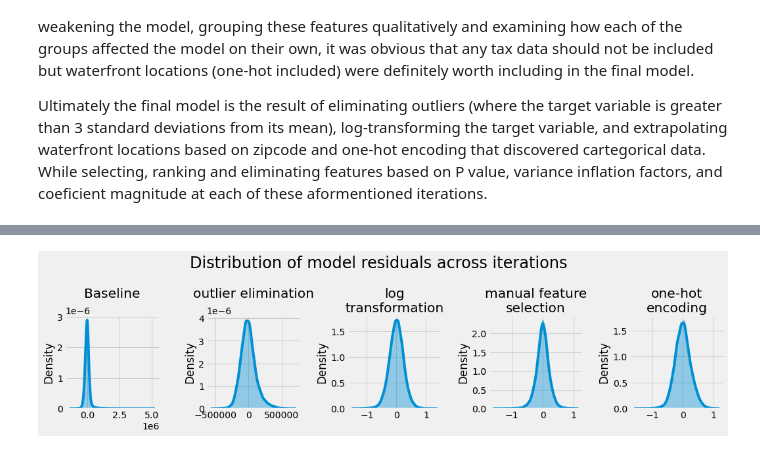
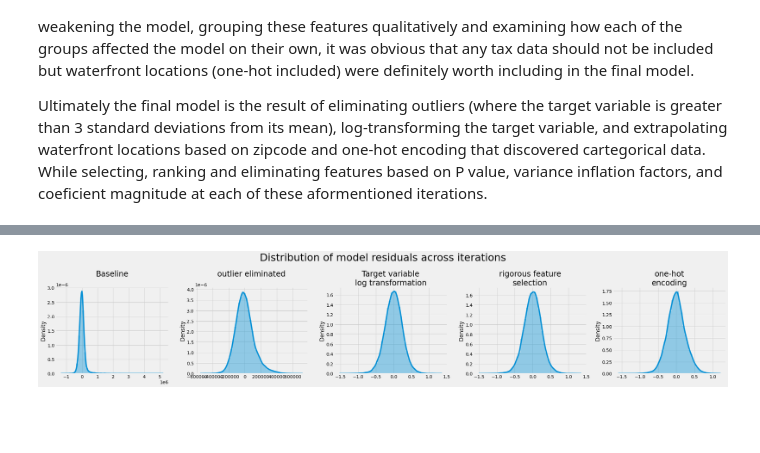
Before and after one commit to Zeth-Abney/Flatiron-school, a Jupyter notebook: phase-2/PROJECT/EDA.ipynb, the cells around one changed output, grey strips where cells are left out. Saved outputs shown, nothing was run; the diff lists cells and outputs as text; code cells hidden in the pictures; blank space fills up the shorter version.

```diff
--- a/phase-2/PROJECT/EDA.ipynb
+++ b/phase-2/PROJECT/EDA.ipynb
@@ -1045,7 +1048,10 @@ Notes:
 strong multicollinearity or other numerical problems.
 # %%
+X_waters['waterfront_loc'] = waterfront_list
+waterfront_dummies = pd.get_dummies(X_waters.waterfront_loc,prefix='waterfront',prefix_sep='_').drop('waterfront_NONE',axis=1)
+
 X_hot_waters = pd.concat([X_waters,waterfront_dummies],axis=1)
-X_hot_waters = X_waters.drop('zipcode',axis=1)
+X_hot_waters = X_hot_waters.drop(['zipcode','waterfront_loc'],axis=1)
 # %%
 stepwise_selections = stepwise_selection(X_hot_waters,y_log,verbose=False)
 X_hot_waters = X_hot_waters[stepwise_selections]
@@ -1339,20 +1440,20 @@ plt.show()
 # %%
 fig, (ax1,ax2,ax3,ax4,ax5) = plt.subplots(1,5)
 
-bs = sns.distplot(base_resid,ax=ax1).set_title('Baseline\n')
+bs = sns.distplot(base_resid,ax=ax1).set_title('Baseline\n',fontsize=24)
 # axes[0,0].set_xlim(-1300000,1300000)
 
-ot = sns.distplot(outlier_model_residual,ax=ax2).set_title('outlier elimination\n')
+ot = sns.distplot(outlier_model_residual,ax=ax2).set_title('outlier eliminated\n',fontsize=24)
 
-lm = sns.distplot(log_model_residuals,ax=ax3).set_title("log\ntransformation")
+lm = sns.distplot(log_model_residuals,ax=ax3).set_title("Target variable\nlog transformation",fontsize=24)
 
-bl = sns.distplot(water_model_residuals,ax=ax4).set_title('manual feature\nselection')
+bl = sns.distplot(water_model_residuals,ax=ax4).set_title('rigorous feature\nselection',fontsize=24)
 
-lm = sns.distplot(hot_water_residuals,ax=ax5).set_title('one-hot\nencoding')
+lm = sns.distplot(hot_water_residuals,ax=ax5).set_title('one-hot\nencoding',fontsize=24)
 
-plt.gcf().set_size_inches(15, 4)
-fig.suptitle("Distribution of model residuals across iterations",fontsize=24)
+plt.gcf().set_size_inches(30, 6)
+fig.suptitle("Distribution of model residuals across iterations",fontsize=32)
 fig.tight_layout()
 plt.show()
 # %% [output]
-[figure, old version]
+[figure, new version]
```
Also changed, not shown: parts of 30 cells of this notebook, 18 other files.
